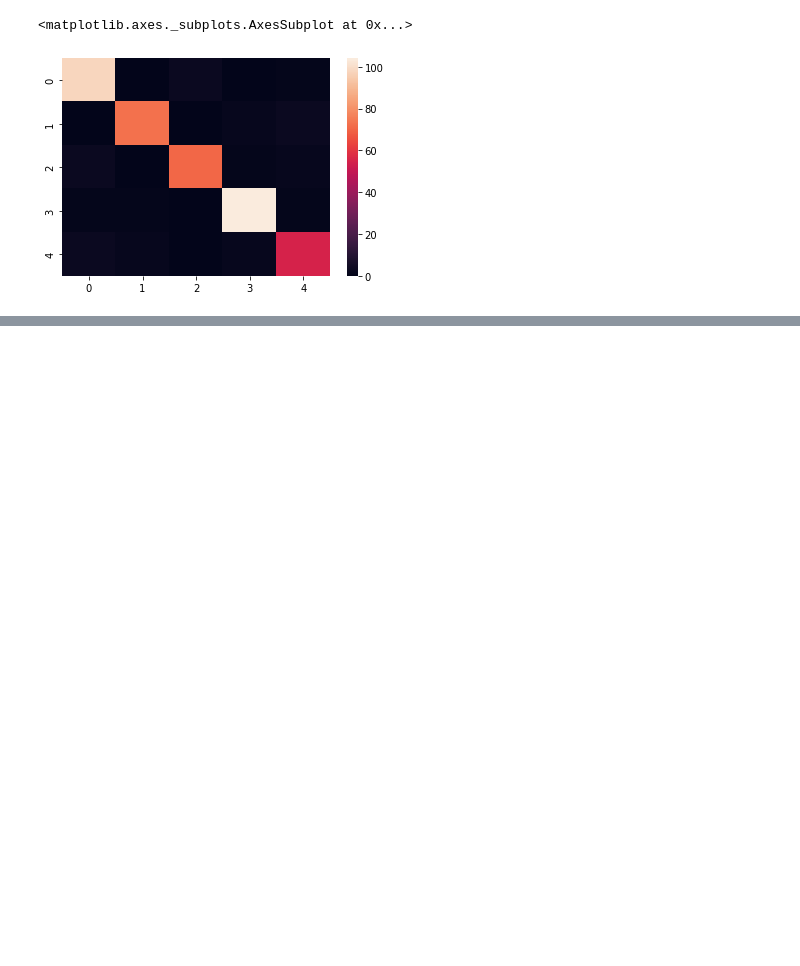
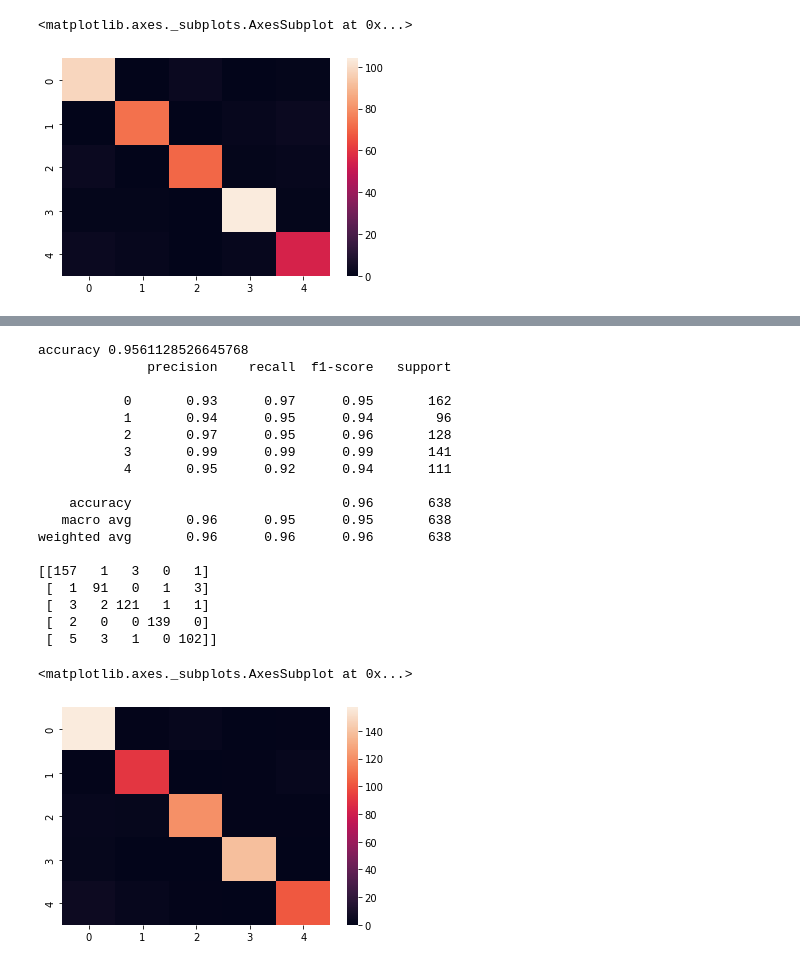
Before and after one commit to josephjvalavi/miniproject, a Jupyter notebook: projectmini.ipynb, the cells around one changed output, grey strips where cells are left out. Drawn from its saved outputs; the diff is of its cells as text; code cells hidden in the pictures; blank space fills up the shorter version.

Commit message:
classification algorithms

```diff
--- a/projectmini.ipynb
+++ b/projectmini.ipynb
@@ -436,0 +438,5 @@ new="Parineeti defends emotional stories on reality shows: We are never given sc
+# %%
+bbc = pd.DataFrame()
+bbc['text'] = df['text-parsed']
+bbc['category'] = df['category_encoded']
+bbc.head()
@@ -436,0 +488,57 @@ new="Parineeti defends emotional stories on reality shows: We are never given sc
+# %%
+model_dbow = Doc2Vec(dm=0, vector_size=300, negative=5, min_count=1, alpha=0.065, min_alpha=0.065)
+model_dbow.build_vocab([x for x in tqdm(all_data)])
+
+for epoch in range(30):
+    model_dbow.train(utils.shuffle([x for x in tqdm(all_data)]), total_examples=len(all_data), epochs=1)
+    model_dbow.alpha -= 0.002
+    model_dbow.min_alpha = model_dbow.alpha
+# %%
+import numpy as np
+def get_vectors(model, corpus_size, vectors_size, vectors_type):
+    """
+    Get vectors from trained doc2vec model
+    :param doc2vec_model: Trained Doc2Vec model
+    :param corpus_size: Size of the data
+    :param vectors_size: Size of the embedding vectors
+    :param vectors_type: Training or Testing vectors
+    :return: list of vectors
+    """
+    vectors = np.zeros((corpus_size, vectors_size))
+    for i in range(0, corpus_size):
+        prefix = vectors_type + '_' + str(i)
+        vectors[i] = model.docvecs[prefix]
+    return vectors
+
+train_vectors_dbow = get_vectors(model_dbow, len(X_train), 300, 'Train')
+test_vectors_dbow = get_vectors(model_dbow, len(X_test), 300, 'Test')
+# %%
+from sklearn.linear_model import LogisticRegression
+model = LogisticRegression(n_jobs=1, C=1e5)
+model = model.fit(train_vectors_dbow, y_train)
+model_prediction = model.predict(test_vectors_dbow)
+print('accuracy %s' % accuracy_score(model_prediction, y_test))
+print(classification_report(y_test, model_prediction))
+print(confusion_matrix(y_test,model_prediction))
+sb.heatmap(confusion_matrix(y_test,model_prediction))
+# %% [output]
+accuracy 0.9561128526645768
+              precision    recall  f1-score   support
+
+           0       0.93      0.97      0.95       162
+           1       0.94      0.95      0.94        96
+           2       0.97      0.95      0.96       128
+           3       0.99      0.99      0.99       141
+           4       0.95      0.92      0.94       111
+
+    accuracy                           0.96       638
+   macro avg       0.96      0.95      0.95       638
+weighted avg       0.96      0.96      0.96       638
+
+[[157   1   3   0   1]
+ [  1  91   0   1   3]
+ [  3   2 121   1   1]
+ [  2   0   0 139   0]
+ [  5   3   1   0 102]]
+<matplotlib.axes._subplots.AxesSubplot at 0x...>
+[figure, added]
```
Also changed, not shown: parts of 9 cells of this notebook.
